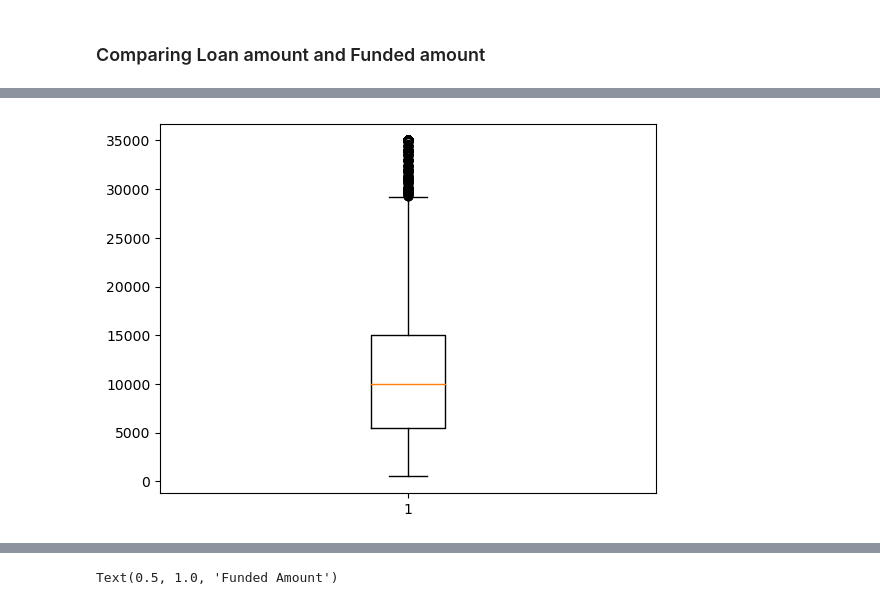
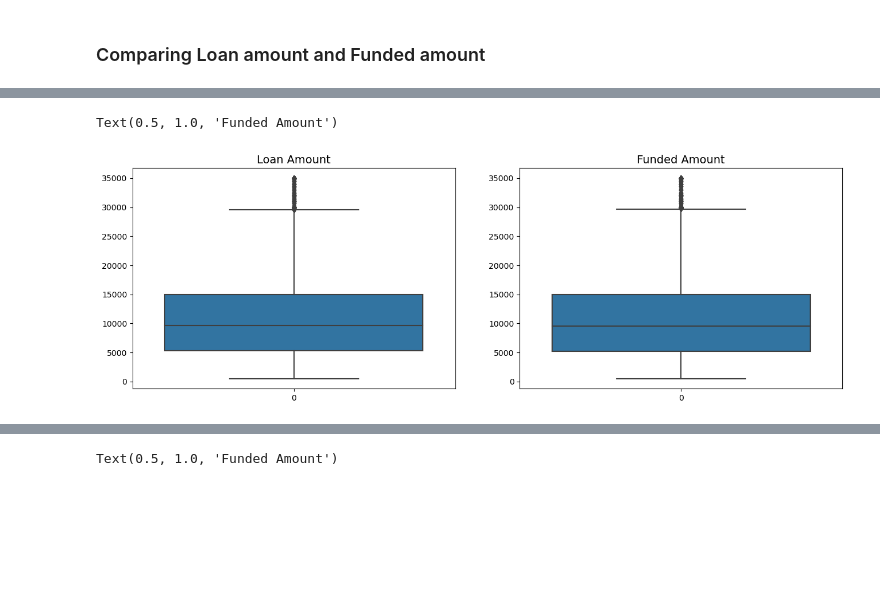
Before and after one commit to Mahalakshmi-Totad/lending_club_case_study, a Jupyter notebook: Solution.ipynb, the cells around one changed output, grey strips where cells are left out. Cells and saved outputs as stored; diff of their text form; code cells hidden in the pictures; blank space fills up the shorter version.

```diff
--- a/Solution.ipynb
+++ b/Solution.ipynb
@@ -196,0 +238,5 @@ Name: pub_rec_bankruptcies, Length: 39717, dtype: float64
+# %%
+#interest rate column to int
+data.int_rate = data.int_rate.str.rstrip("%")
+# %%
+data.int_rate = data.int_rate.astype("float64")
@@ -196,0 +250,2 @@ Name: pub_rec_bankruptcies, Length: 39717, dtype: float64
+# %%
+data['date'] = pd.to_datetime(data.issue_d, format="%b-%y")
@@ -196,0 +261,2 @@ Name: pub_rec_bankruptcies, Length: 39717, dtype: float64
+# %%
+data['year'] = pd.DatetimeIndex(data['date']).year
@@ -209,5 +277,11 @@ plt.show()
 # %%
-plt.boxplot(df.loan_amnt)
-plt.show()
+fig, ax = plt.subplots(1, 2, figsize=(16,5))
+
+
+sns.boxplot(data["loan_amnt"].values , ax = ax[0])
+ax[0].set_title("Loan Amount", fontsize=14)
+sns.boxplot(data["funded_amnt"].values, ax=ax[1])
+ax[1].set_title("Funded Amount", fontsize=14)
 # %% [output]
+Text(0.5, 1.0, 'Funded Amount')
-[figure, old version]
+[figure, new version]
```
Also changed, not shown: parts of 137 cells of this notebook.
